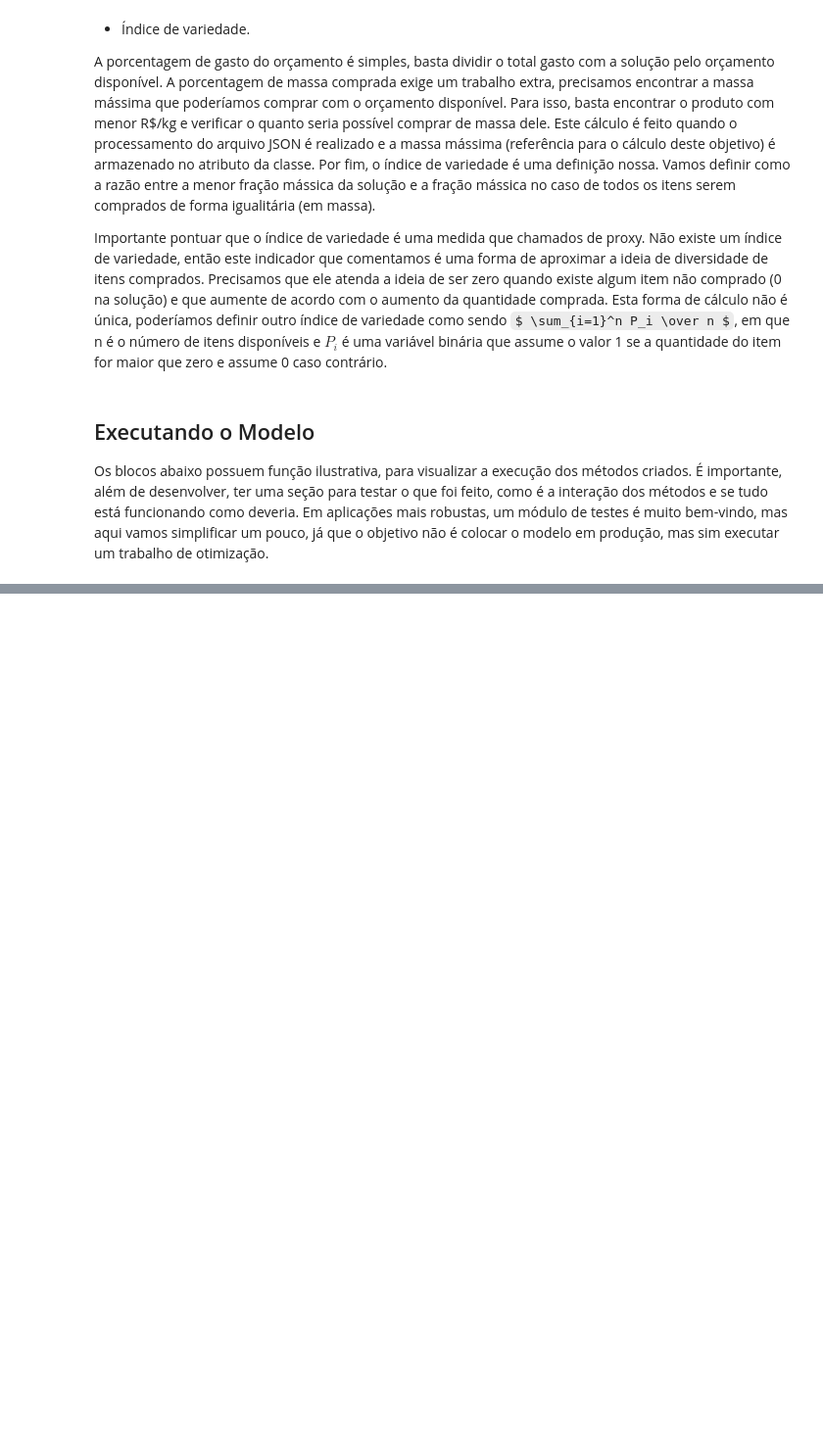
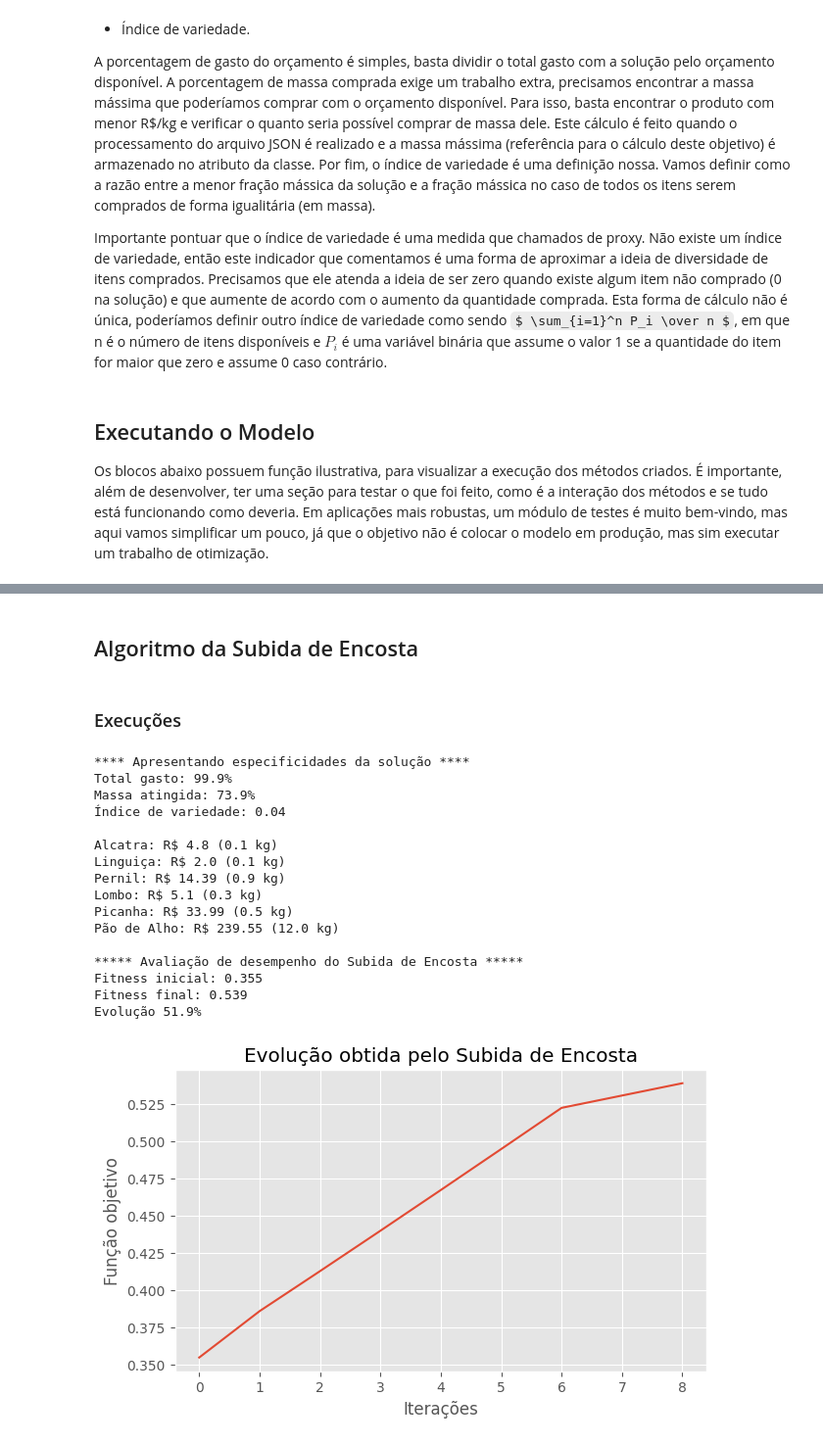
Before and after one commit to BrunoSantosPK/maximizando, a Jupyter notebook: notebooks/caso_churrasco.ipynb, the cells around one changed output, grey strips where cells are left out. Shown at 98% size. Saved outputs shown, nothing was run; the diff lists cells and outputs as text; code cells hidden in the pictures; some formulas as TeX source; blank space fills up the shorter version.

Commit message:
inclusao dos algoritmos subida de encosta, tempera simulada e genetico

```diff
--- a/notebooks/caso_churrasco.ipynb
+++ b/notebooks/caso_churrasco.ipynb
@@ -277,7 +315,7 @@ Pão de Alho: R$ 111.79 (5.6 kg)
 compose = [
     (Objective.MASSA_TOTAL, 0.3),
     (Objective.GASTO_TOTAL, 0.5),
-    (Objective.DIVERSIDADE, 0.2)
+    (Objective.VARIEDADE, 0.2)
 ]
 fitness_total = barbecue.calculate_fitness(solution, compose)
 print(f"Fitness geral: {round(fitness_total, 3)}")
@@ -306,0 +383,2 @@ Vizinho: [0.9, 0.6, 0.6, 0.2, 0.9, 7]
+# %% [markdown]
+## Algoritmo da Subida de Encosta
@@ -306,0 +453,42 @@ Vizinho: [0.9, 0.6, 0.6, 0.2, 0.9, 7]
+# %% [markdown]
+### Execuções
+# %%
+# Carregando o arquivo JSON
+with open(ITEMS_PATH) as file:
+    data = json.load(file)
+
+# Instancia o modelo
+barbecue = Barbecue(money_limit=300)
+barbecue.process_json(data)
+
+# Define a estrutura da função objetivo
+compose = [
+    (Objective.GASTO_TOTAL, 0.3),
+    (Objective.MASSA_TOTAL, 0.3),
+    (Objective.VARIEDADE, 0.4)
+]
+# %%
+# Encontra o resultado com a execução simples
+hill_climbing = HillClimbing(barbecue, compose)
+optima = hill_climbing.run(n_neighbors=300)
+
+barbecue.print_solution(optima.solution)
+optima.show_evolution()
+# %% [output]
+**** Apresentando especificidades da solução ****
+Total gasto: 99.9%
+Massa atingida: 73.9%
+Índice de variedade: 0.04
+
+Alcatra: R$ 4.8 (0.1 kg)
+Linguiça: R$ 2.0 (0.1 kg)
+Pernil: R$ 14.39 (0.9 kg)
+Lombo: R$ 5.1 (0.3 kg)
+Picanha: R$ 33.99 (0.5 kg)
+Pão de Alho: R$ 239.55 (12.0 kg)
+
+***** Avaliação de desempenho do Subida de Encosta *****
+Fitness inicial: 0.355
+Fitness final: 0.539
+Evolução 51.9%
+[figure, added]
```
Also changed, not shown: parts of 17 cells of this notebook.
